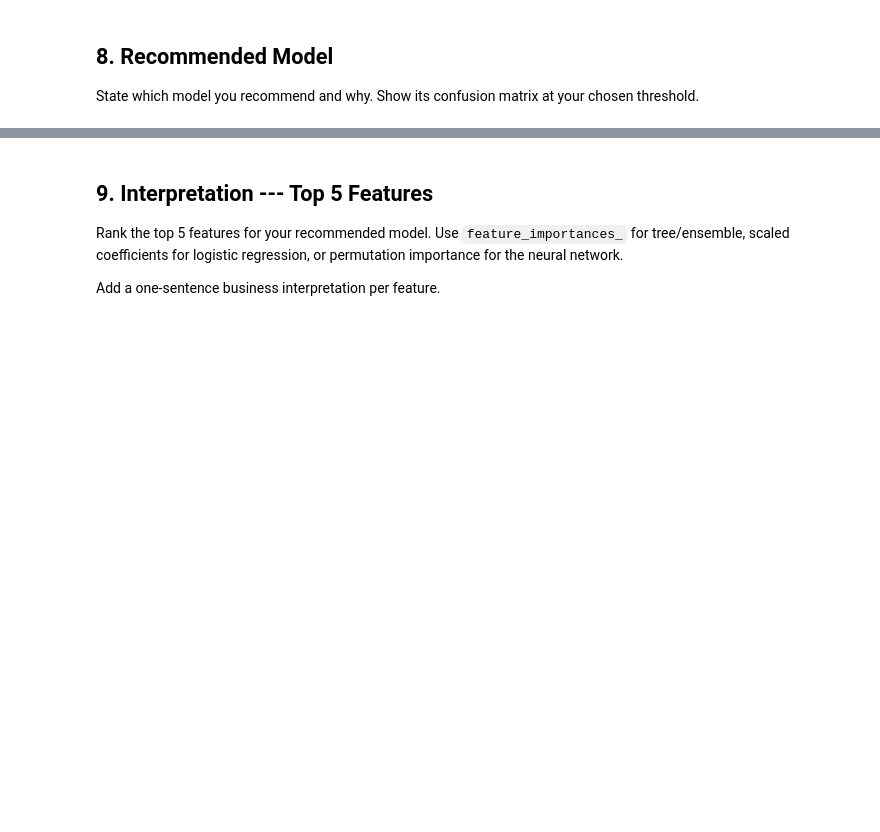
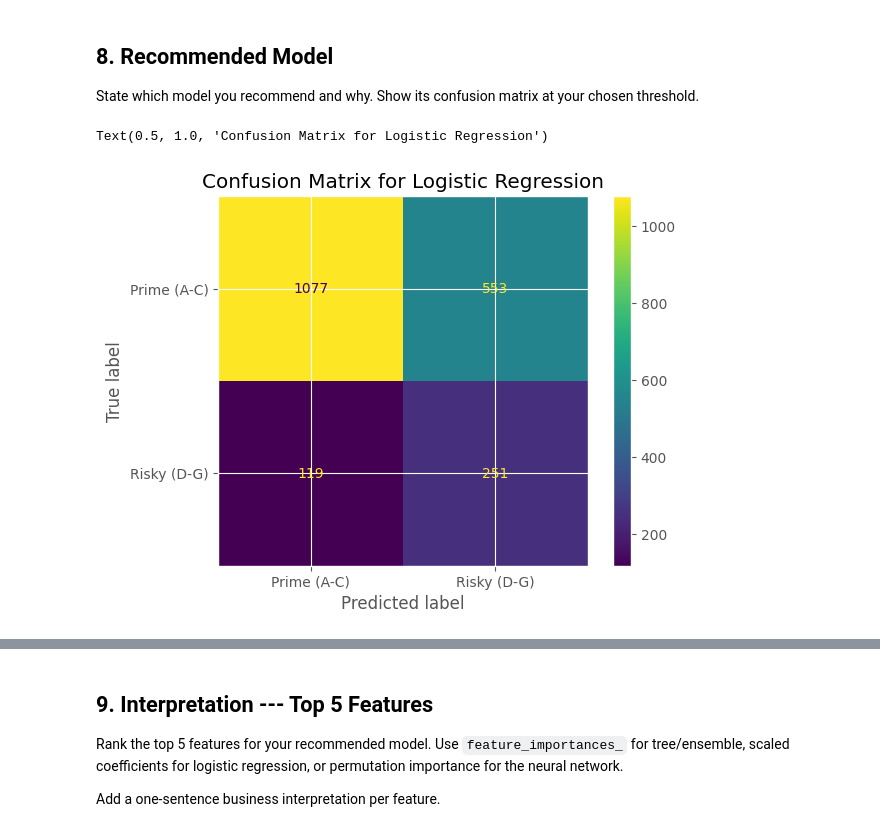
Before and after one commit to glitterdwarf/bana620_capstone, a Jupyter notebook: capstone_starter_notebook.ipynb, the cells around one changed output, grey strips where cells are left out. Saved outputs shown, nothing was run; the diff lists cells and outputs as text; code cells hidden in the pictures; blank space fills up the shorter version.

```diff
--- a/capstone_starter_notebook.ipynb
+++ b/capstone_starter_notebook.ipynb
@@ -326,3 +346,24 @@ preprocessor = ColumnTransformer()
+# %%
+def train_models(X_train: pd.DataFrame, y_train: pd.Series) -> dict:
+    model_lr = LogisticRegression(random_state=RANDOM_STATE, max_iter=1000)
+    model_dt = DecisionTreeClassifier(random_state=RANDOM_STATE, max_depth=5, min_samples_leaf=25)
+    model_nn = MLPClassifier(random_state=RANDOM_STATE, hidden_layer_sizes=(50,), max_iter=1000)
+    model_gb = GradientBoostingClassifier(random_state=RANDOM_STATE, n_estimators=1000, learning_rate=0.1, max_depth=5, min_samples_leaf=25)
+
+    model_lr.fit(X_train_processed, y_train, sample_weight=sample_weights)
+    model_dt.fit(X_train_processed, y_train, sample_weight=sample_weights)
+    model_nn.fit(X_train_processed, y_train, sample_weight=sample_weights)
+    model_gb.fit(X_train_processed, y_train, sample_weight=sample_weights)
+
+    return {
+        'Logistic Regression': model_lr,
+        'Decision Tree': model_dt,
+        'Neural Network': model_nn,
+        'Gradient Boosting': model_gb
+    }
+
+loans_models = train_models(X_train_processed, y_train)
+model_lr, model_dt, model_nn, model_gb = train_models(X_train_processed, y_train).values()
 # %% [markdown]
 ## 7. Evaluation
 
@@ -367,7 +426,9 @@ plt.show()
 
 State which model you recommend and why. Show its confusion matrix at your chosen threshold.
 # %%
-# TODO: confusion matrix for the recommended model
-# cm = confusion_matrix(y_test, y_pred)
-# ConfusionMatrixDisplay(cm, display_labels=['Prime (A-C)', 'Risky (D-G)']).plot()
-# plt.show()
+cm_lr = confusion_matrix(y_test, model_lr.predict(X_test_processed))
+ConfusionMatrixDisplay(cm_lr, display_labels=['Prime (A-C)', 'Risky (D-G)']).plot()
+plt.title('Confusion Matrix for Logistic Regression')
+# %% [output]
+Text(0.5, 1.0, 'Confusion Matrix for Logistic Regression')
+[figure, added]
```
Also changed, not shown: parts of 21 cells of this notebook, 1 other file.
